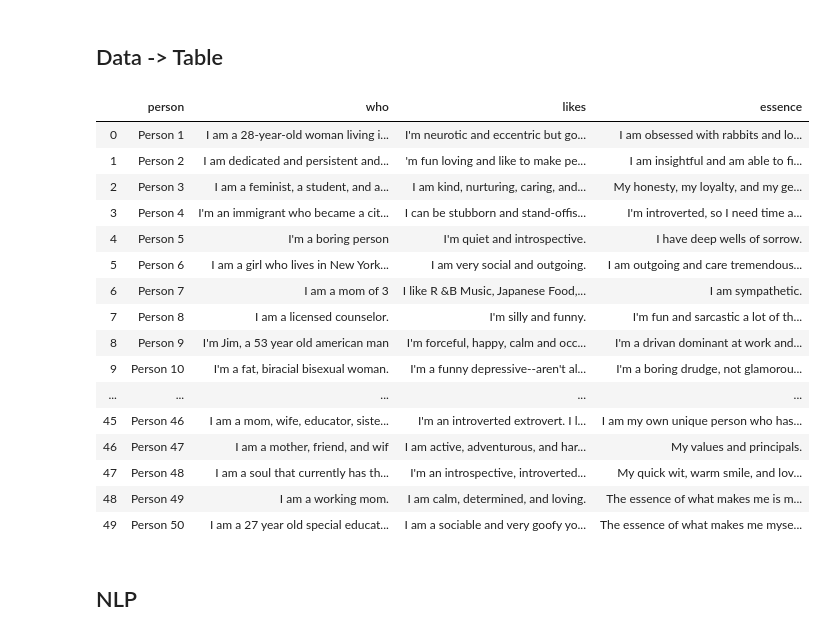
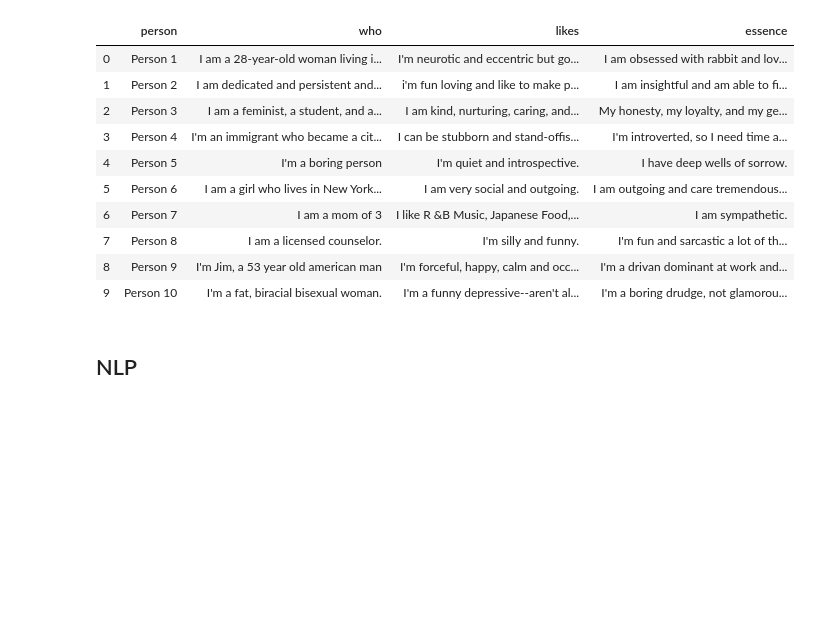
Before and after one commit to akrishna77/CS8903-Essence, a Jupyter notebook: Essence.ipynb, the cells around one changed output. Saved outputs shown, nothing was run; the diff lists cells and outputs as text; code cells hidden in the pictures; blank space fills up the shorter version.

```diff
--- a/Essence.ipynb
+++ b/Essence.ipynb
@@ -1,8 +3,6 @@
 # %%
 import pandas as pd
 from itertools import groupby
-# %% [markdown]
-## Data -> Table
 # %%
 descriptions =[]
 
@@ -19,10 +24,10 @@ for i in desc_array:
 # %%
 df = pd.DataFrame(desc_array, columns=['person', 'who', 'likes', 'essence'])
-df
+df[:10]
 # %% [output]
 |  | person | who | likes | essence |
-| 0 | Person 1 | I am a 28-year-old woman living i... | I'm neurotic and eccentric but go... | I am obsessed with rabbits and lo... |
-| 1 | Person 2 | I am dedicated and persistent and... | 'm fun loving and like to make pe... | I am insightful and am able to fi... |
+| 0 | Person 1 | I am a 28-year-old woman living i... | I'm neurotic and eccentric but go... | I am obsessed with rabbit and lov... |
+| 1 | Person 2 | I am dedicated and persistent and... | i'm fun loving and like to make p... | I am insightful and am able to fi... |
 | 2 | Person 3 | I am a feminist, a student, and a... | I am kind, nurturing, caring, and... | My honesty, my loyalty, and my ge... |
 | 3 | Person 4 | I'm an immigrant who became a cit... | I can be stubborn and stand-offis... | I'm introverted, so I need time a... |
 | 4 | Person 5 | I'm a boring person | I'm quiet and introspective. | I have deep wells of sorrow. |
@@ -31,11 +36,5 @@ df
 | 7 | Person 8 | I am a licensed counselor. | I'm silly and funny. | I'm fun and sarcastic a lot of th... |
 | 8 | Person 9 | I'm Jim, a 53 year old american man | I'm forceful, happy, calm and occ... | I'm a drivan dominant at work and... |
 | 9 | Person 10 | I'm a fat, biracial bisexual woman. | I'm a funny depressive--aren't al... | I'm a boring drudge, not glamorou... |
-| ... | ... | ... | ... | ... |
-| 45 | Person 46 | I am a mom, wife, educator, siste... | I'm an introverted extrovert. I l... | I am my own unique person who has... |
-| 46 | Person 47 | I am a mother, friend, and wif | I am active, adventurous, and har... | My values and principals. |
-| 47 | Person 48 | I am a soul that currently has th... | I'm an introspective, introverted... | My quick wit, warm smile, and lov... |
-| 48 | Person 49 | I am a working mom. | I am calm, determined, and loving. | The essence of what makes me is m... |
-| 49 | Person 50 | I am a 27 year old special educat... | I am a sociable and very goofy yo... | The essence of what makes me myse... |
 # %% [markdown]
 ## NLP
```
Also changed, not shown: parts of 60 cells of this notebook, 9 other files.
